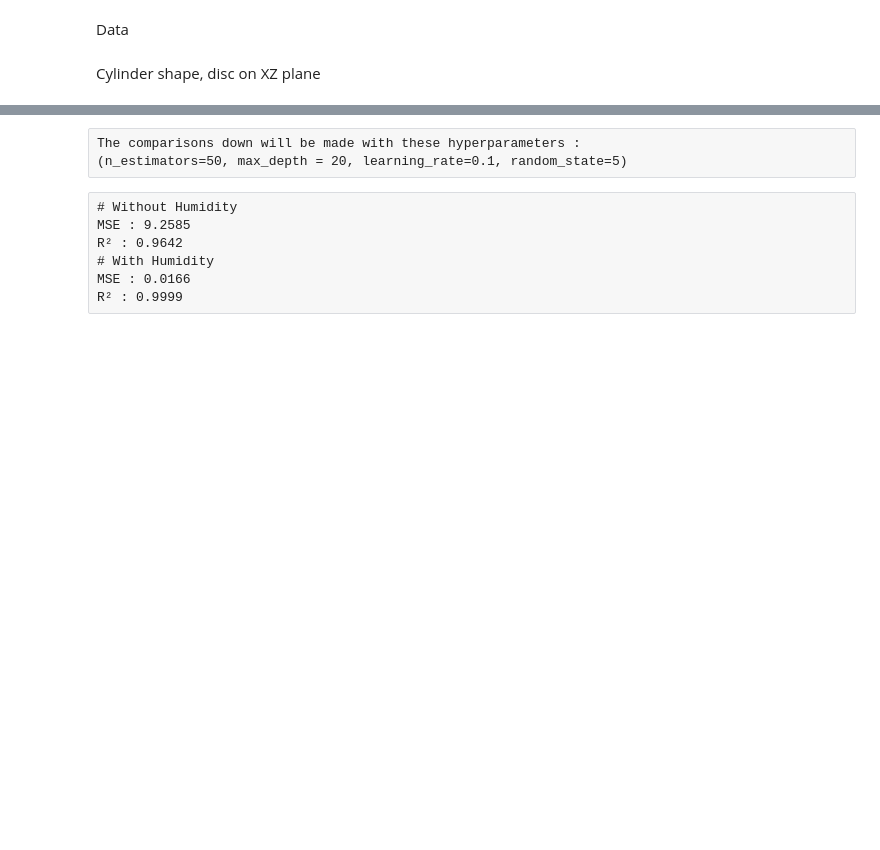
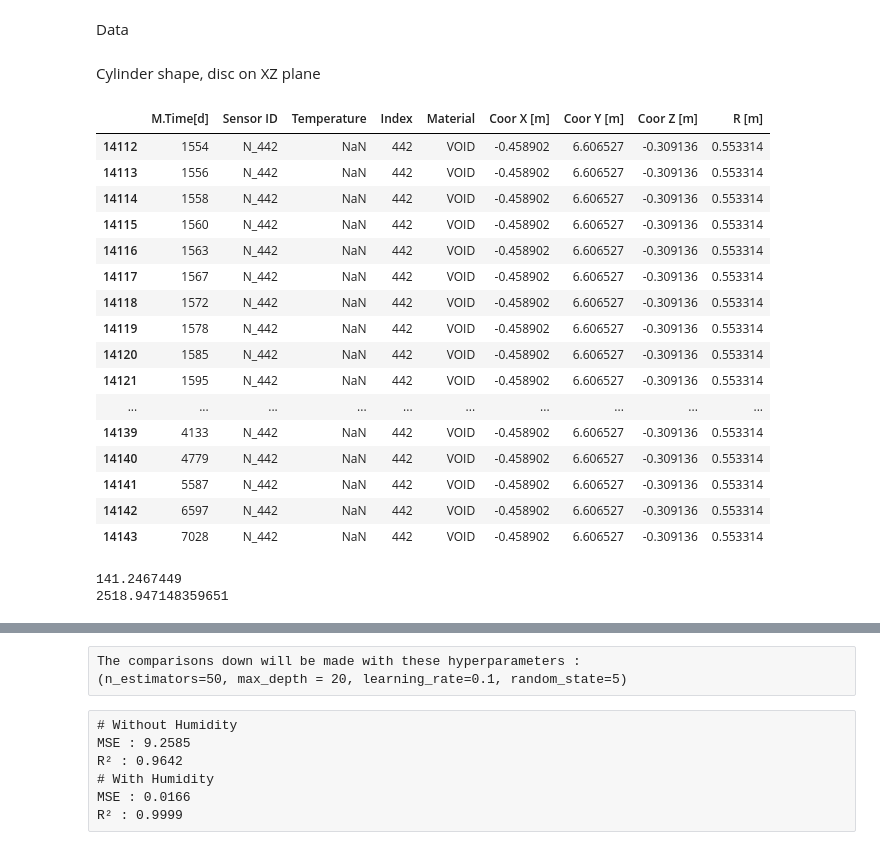
Before and after one commit to NicolasKunzli/ProjectML, a Jupyter notebook: train.ipynb, the cells around one changed output, grey strips where cells are left out. Drawn from its saved outputs; the diff is of its cells as text; code cells hidden in the pictures; blank space fills up the shorter version.

```diff
--- a/train.ipynb
+++ b/train.ipynb
@@ -175,8 +173,31 @@ def Xy(
 # %%
 # Let's apply these functions
 
-average = avgcolumn(df_merged,'Temperature', 0.0, 1000.0)
-replacewithvalue(df_merged,'Temperature', min_val = 1000.0)
-df_merged = df_merged.fillna(average)
+# First, by scrolling through the training data, we found that N_442 didn't have any temperature values attributed to it
+display(df_merged[df_merged['Sensor ID']=='N_442'])
+
+# So we decided to remove it entirely.
+# Remove N_442
+df_merged = removesensor(df_merged,'N_442')
+
+# We will mention the reason later
+# %% [output]
+|  | M.Time[d] | Sensor ID | Temperature | Index | Material | Coor X [m] | Coor Y [m] | Coor Z [m] | R [m] |
+| 14112 | 1554 | N_442 | NaN | 442 | VOID | -0.458902 | 6.606527 | -0.309136 | 0.553314 |
+| 14113 | 1556 | N_442 | NaN | 442 | VOID | -0.458902 | 6.606527 | -0.309136 | 0.553314 |
+| 14114 | 1558 | N_442 | NaN | 442 | VOID | -0.458902 | 6.606527 | -0.309136 | 0.553314 |
+| 14115 | 1560 | N_442 | NaN | 442 | VOID | -0.458902 | 6.606527 | -0.309136 | 0.553314 |
+| 14116 | 1563 | N_442 | NaN | 442 | VOID | -0.458902 | 6.606527 | -0.309136 | 0.553314 |
+| 14117 | 1567 | N_442 | NaN | 442 | VOID | -0.458902 | 6.606527 | -0.309136 | 0.553314 |
+| 14118 | 1572 | N_442 | NaN | 442 | VOID | -0.458902 | 6.606527 | -0.309136 | 0.553314 |
+| 14119 | 1578 | N_442 | NaN | 442 | VOID | -0.458902 | 6.606527 | -0.309136 | 0.553314 |
+| 14120 | 1585 | N_442 | NaN | 442 | VOID | -0.458902 | 6.606527 | -0.309136 | 0.553314 |
+| 14121 | 1595 | N_442 | NaN | 442 | VOID | -0.458902 | 6.606527 | -0.309136 | 0.553314 |
+| ... | ... | ... | ... | ... | ... | ... | ... | ... | ... |
+| 14139 | 4133 | N_442 | NaN | 442 | VOID | -0.458902 | 6.606527 | -0.309136 | 0.553314 |
+| 14140 | 4779 | N_442 | NaN | 442 | VOID | -0.458902 | 6.606527 | -0.309136 | 0.553314 |
+| 14141 | 5587 | N_442 | NaN | 442 | VOID | -0.458902 | 6.606527 | -0.309136 | 0.553314 |
+| 14142 | 6597 | N_442 | NaN | 442 | VOID | -0.458902 | 6.606527 | -0.309136 | 0.553314 |
+| 14143 | 7028 | N_442 | NaN | 442 | VOID | -0.458902 | 6.606527 | -0.309136 | 0.553314 |
 # %%
 #Adding humidity as a feature
@@ -199 +229,19 @@ df_merged = removesensor(df_merged,'N_442')
+# %%
+# We can observe a huge gap in the temperature data, here we print the two value next to where the gap occurs
+print(df_merged[df_merged['Temperature']<1000]['Temperature'].max())
+print(df_merged[df_merged['Temperature']>1000]['Temperature'].min())
+
+# We can safely assume that the latter values are outliers. We then remove them
+replacewithvalue(df_merged,'Temperature', min_val = 1000.0)
+
+# Calculating the average temperature of the sensors with data on it (without outliers!)
+average = avgcolumn(df_merged,'Temperature')
+
+# Filling NaNs with this average
+df_merged = df_merged.fillna(average)
+
+# Since an average isn't a very realistic value for missing data, we want to minimize its presence in our dataset, hence the removal of N_442
+# %% [output]
+141.2467449
+2518.947148359651
 # %%
```
Also changed, not shown: parts of 23 cells of this notebook.
